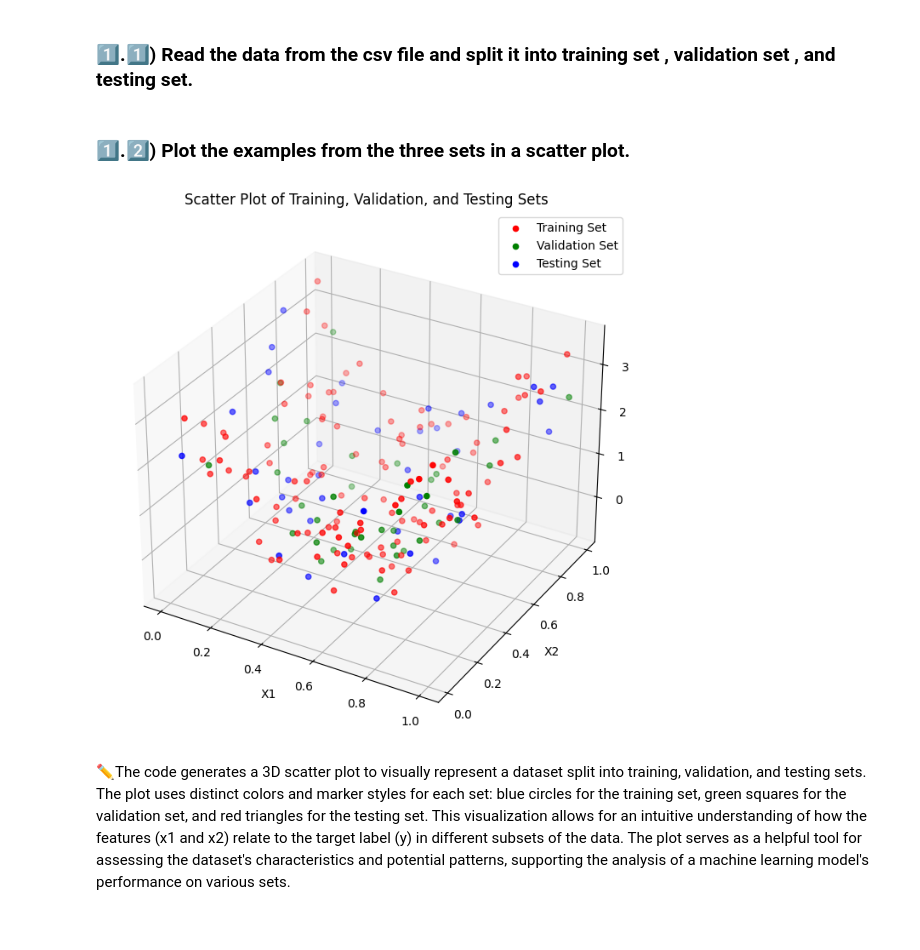
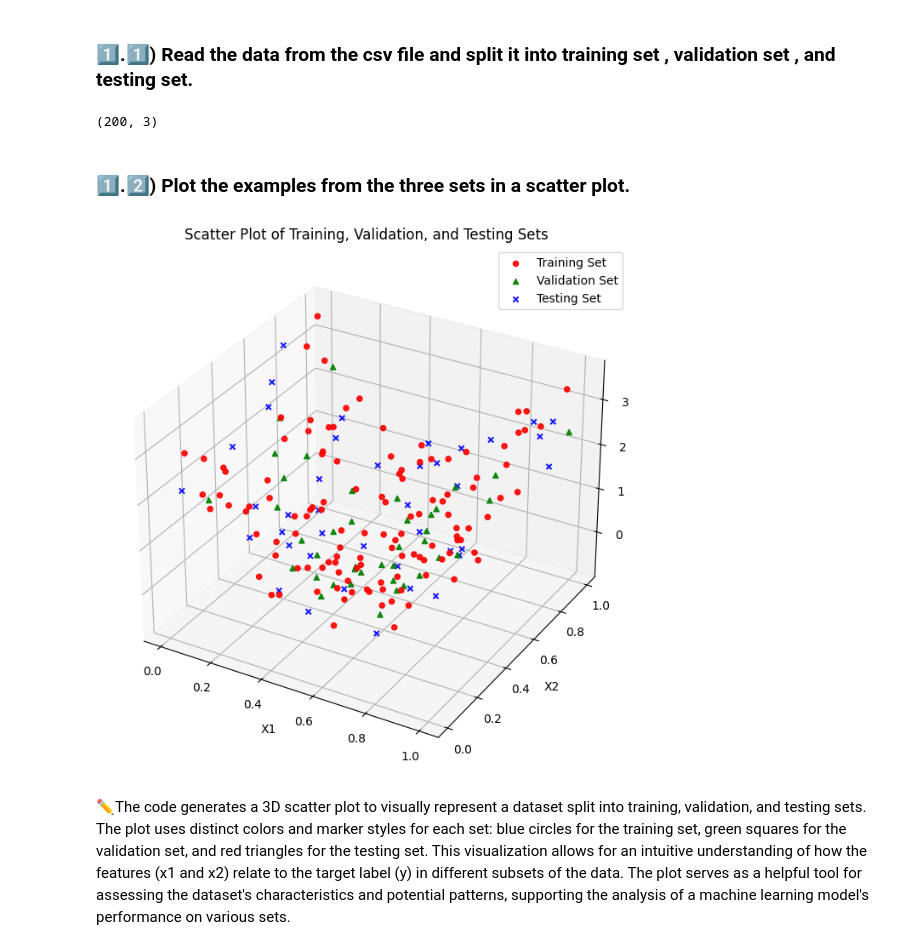
Before and after one commit to Omarmasalmah/Machine_Learning-Assignment_-2-, a Jupyter notebook: main.ipynb, the cells around one changed output. Drawn from its saved outputs; the diff is of its cells as text; code cells hidden in the pictures.

```diff
--- a/main.ipynb
+++ b/main.ipynb
@@ -30,33 +30,37 @@ data = pd.read_csv('Data/data_reg.csv')
 training_set = data[:120]
 validation_set = data[120:160]
 testing_set = data[160:]
+
+print(data.shape)
+# %% [output]
+(200, 3)
 # %% [markdown]
 ### **1️⃣.2️⃣)** Plot  the  examples  from  the  three  sets  in  a  scatter  plot.
 # %%
 # Scatter plot for training set
 fig = plt.figure(figsize=(10, 8))
 axes_Line = fig.add_subplot(111, projection='3d')
-axes_Line.scatter(training_set['x1'], training_set['x2'], training_set['y'], color='red', label='Training Set')
+axes_Line.scatter(training_set['x1'], training_set['x2'], training_set['y'], color='red',marker='o',alpha=0.9 ,label='Training Set')
 
 # Scatter plot for validation set
-axes_Line.scatter(validation_set['x1'], validation_set['x2'], validation_set['y'], color='green', label='Validation Set')
+axes_Line.scatter(validation_set['x1'], validation_set['x2'], validation_set['y'], color='green',marker='^',alpha=0.9, label='Validation Set')
 
 # Scatter plot for testing set
-axes_Line.scatter(testing_set['x1'], testing_set['x2'], testing_set['y'], color='blue', label='Testing Set')
+axes_Line.scatter(testing_set['x1'], testing_set['x2'], testing_set['y'], color='blue',marker='x',alpha=0.9, label='Testing Set')
 
 # Set axis labels
 axes_Line.set_xlabel('X1')
 axes_Line.set_ylabel('X2')
 axes_Line.set_zlabel('Y')
 
 # Set legend
 axes_Line.legend()
 # Set plot title
 plt.title('Scatter Plot of Training, Validation, and Testing Sets')
 
 plt.show()
 # %% [output]
-[figure, old version]
+[figure, new version]
 # %% [markdown]
 ✏️The code generates a 3D scatter plot to visually represent a dataset split into training, validation, and testing sets. The plot uses distinct colors and marker styles for each set: blue circles for the training set, green squares for the validation set, and red triangles for the testing set. This visualization allows for an intuitive understanding of how the features (x1 and x2) relate to the target label (y) in different subsets of the data. The plot serves as a helpful tool for assessing the dataset's characteristics and potential patterns, supporting the analysis of a machine learning model's performance on various sets.
 # %% [markdown]
```
Also changed, not shown: parts of 7 cells of this notebook.
